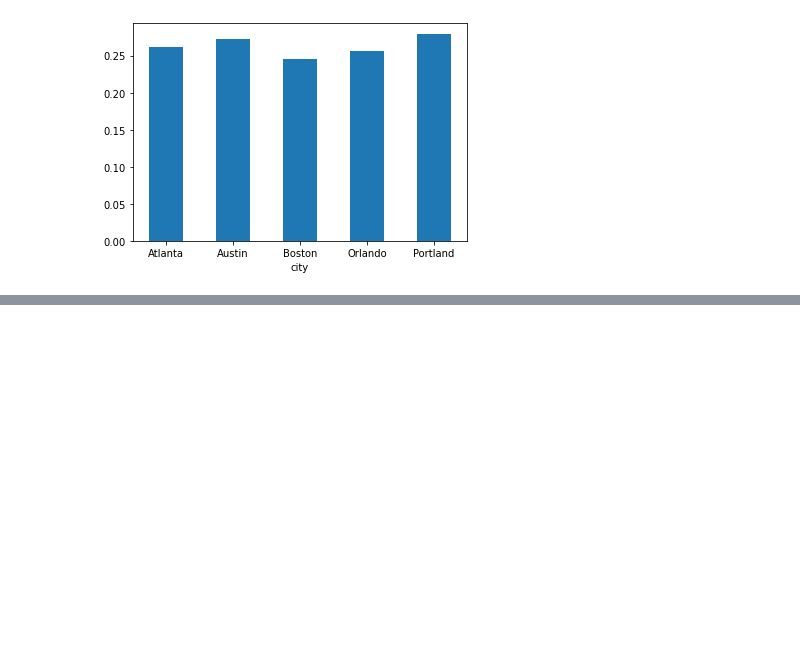
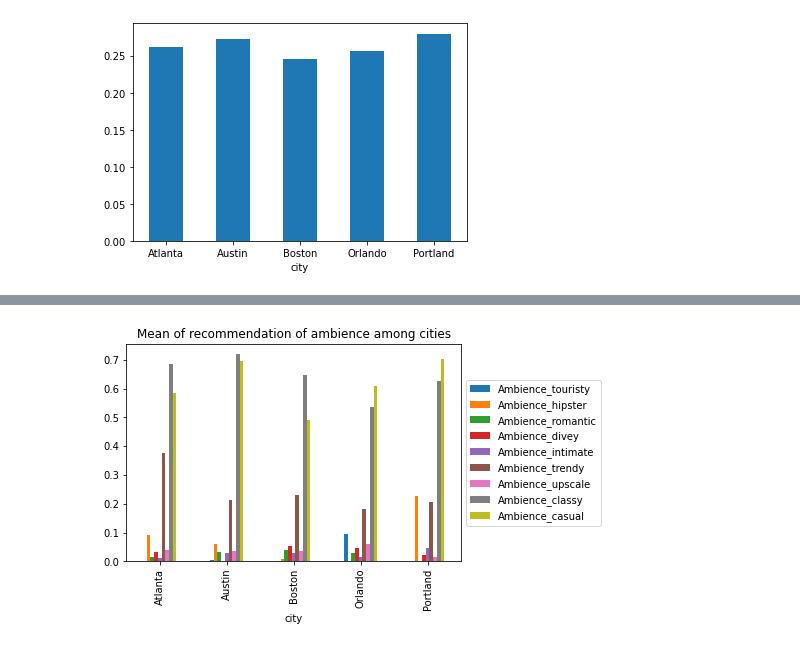
Before and after one commit to sarkaja/NLP, a Jupyter notebook: finalwork.ipynb, the cells around one changed output, grey strips where cells are left out. Drawn from its saved outputs; the diff is of its cells as text; code cells hidden in the pictures; blank space fills up the shorter version.

```diff
--- a/finalwork.ipynb
+++ b/finalwork.ipynb
@@ -102,6 +102,8 @@ condition = [(dsent['sentiment'] <= -0.25),
 values = ['Negative', 'Neutral', 'Positive']
 
 dsent['Classification'] = np.select(condition, values)
+# %%
+dsent['year'] = pd.DatetimeIndex(dsent['date']).year
 # %%
 display(dsent)
 # %% [output]
@@ -190,0 +217,5 @@ ax = mean2.plot.bar(rot=0)
+# %%
+meanamb = dsent.groupby('city')['Ambience_touristy','Ambience_hipster','Ambience_romantic','Ambience_divey','Ambience_intimate','Ambience_trendy','Ambience_upscale','Ambience_classy','Ambience_casual'].mean()
+meanamb
+
+meanamb.to_csv('meanamb.csv')
@@ -190,0 +230,11 @@ ax = mean2.plot.bar(rot=0)
+# %%
+from matplotlib.backends.backend_pdf import PdfPages
+j = plt.figure()
+plt.title('Mean of recommendation of ambience among cities', color='black')
+meanamb.plot(kind='bar', ax=j.gca())
+plt.legend(loc='center left', bbox_to_anchor=(1.0, 0.5))
+plt.show()
+
+j.savefig('meanamb.pdf',bbox_inches='tight')
+# %% [output]
+[figure, added]
```
Also changed, not shown: parts of 9 cells of this notebook, 3 other files.
